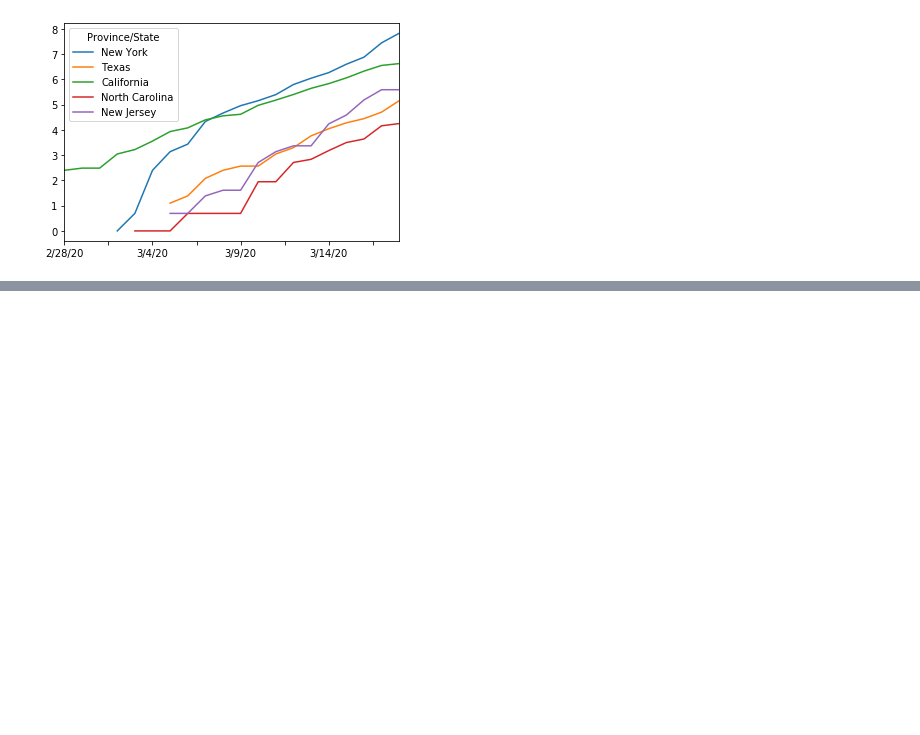
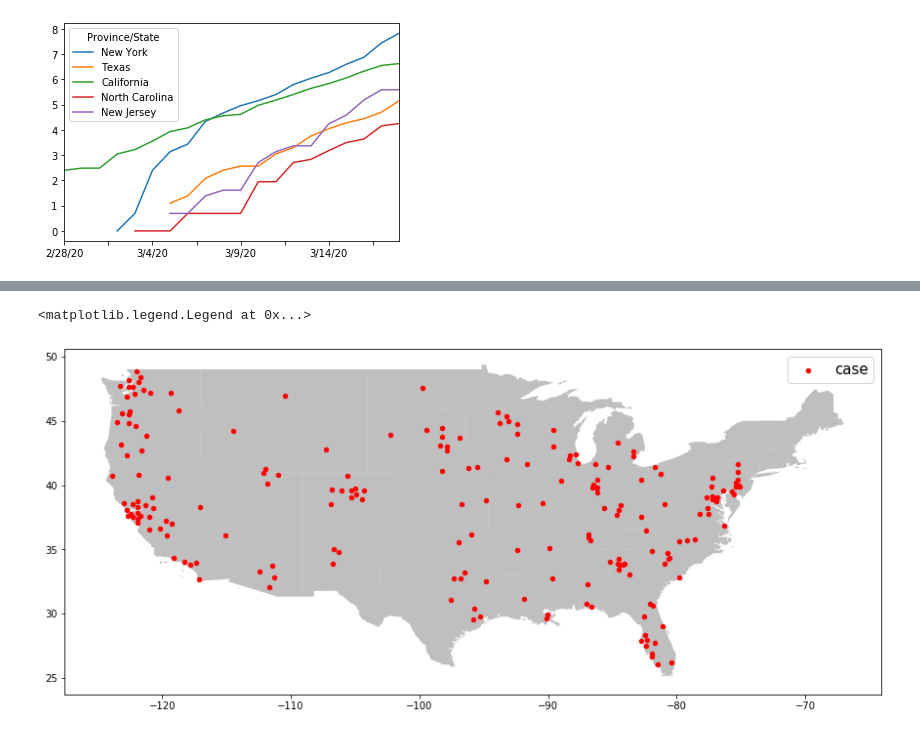
Before and after one commit to dougfoo/machineLearning, a Jupyter notebook: covid/COVID-Analysis-2.ipynb, the cells around one changed output, grey strips where cells are left out. Cells and saved outputs as stored; diff of their text form; code cells hidden in the pictures; blank space fills up the shorter version.

Commit message:
add plot map

```diff
--- a/covid/COVID-Analysis-2.ipynb
+++ b/covid/COVID-Analysis-2.ipynb
@@ -205,0 +216,23 @@ confirmed_st[['New York','Texas','California','North Carolina','New Jersey']].ap
+# %%
+import geopandas as gpd
+from shapely.geometry import Point, Polygon
+import matplotlib.pyplot as plt
+import pandas as pd
+%matplotlib inline
+
+usa = gpd.read_file('maps/states.shp')
+
+display(confirmed_us.shape)
+confirmed_us2 = confirmed_us
+confirmed_us2 = confirmed_us2[confirmed_us2['Long'] > -130]  # exclude hawaii
+confirmed_us2 = confirmed_us2[confirmed_us2['Long'] < -75]   # up to new york
+confirmed_us2 = confirmed_us2[confirmed_us2['Lat'] < 50]  # below canada
+confirmed_us2 = confirmed_us2[confirmed_us2['Lat'] > 22]  # above texas
+display(confirmed_us2.shape)
+
+geometry = [Point(xy) for xy in zip(confirmed_us2["Long"],confirmed_us2["Lat"]) ]
+geo_df = gpd.GeoDataFrame(confirmed_us2,crs={"init": "epsg:4326"},geometry=geometry)
+geo_df = geo_df[['Province/State','3/12/20','geometry']]
+
+display(usa[0:3])
+display(geo_df[0:3])
@@ -205,0 +250,12 @@ confirmed_st[['New York','Texas','California','North Carolina','New Jersey']].ap
+# %%
+
+fig, ax = plt.subplots(figsize=(15,15))
+
+cusa = usa[~usa['STATE_NAME'].isin(['Hawaii','Alaska'])]
+cusa.plot(ax=ax, alpha=0.5, color='grey')
+
+geo_df.plot(ax=ax, markersize=20, color='red', label='case')
+plt.legend(prop={'size': 15})
+# %% [output]
+<matplotlib.legend.Legend at 0x...>
+[figure, added]
```
Also changed, not shown: parts of 2 cells of this notebook.
